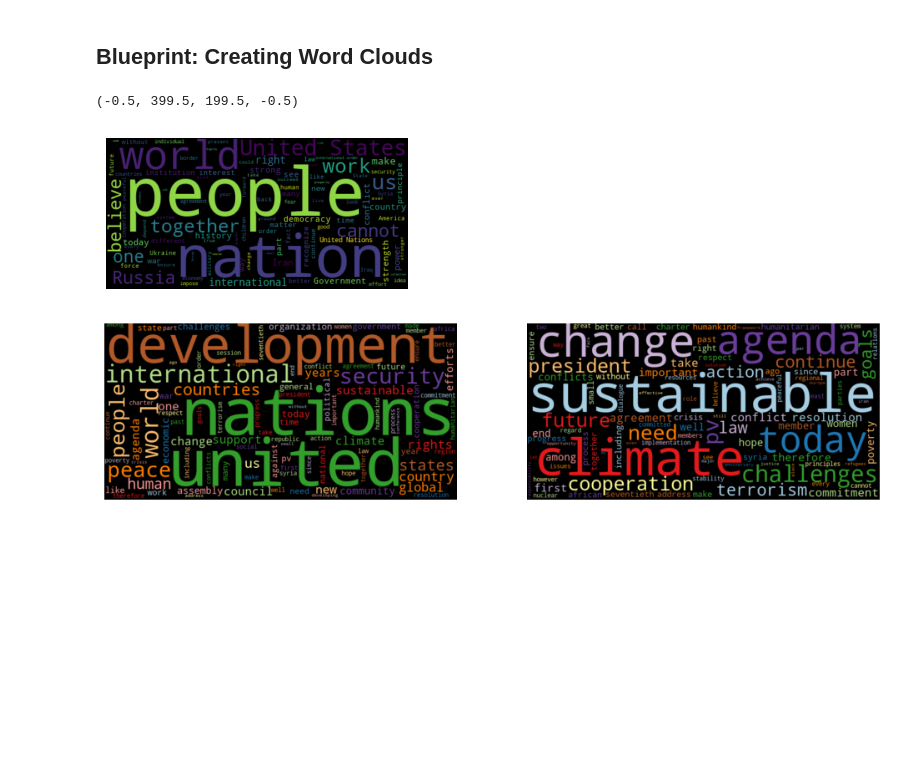
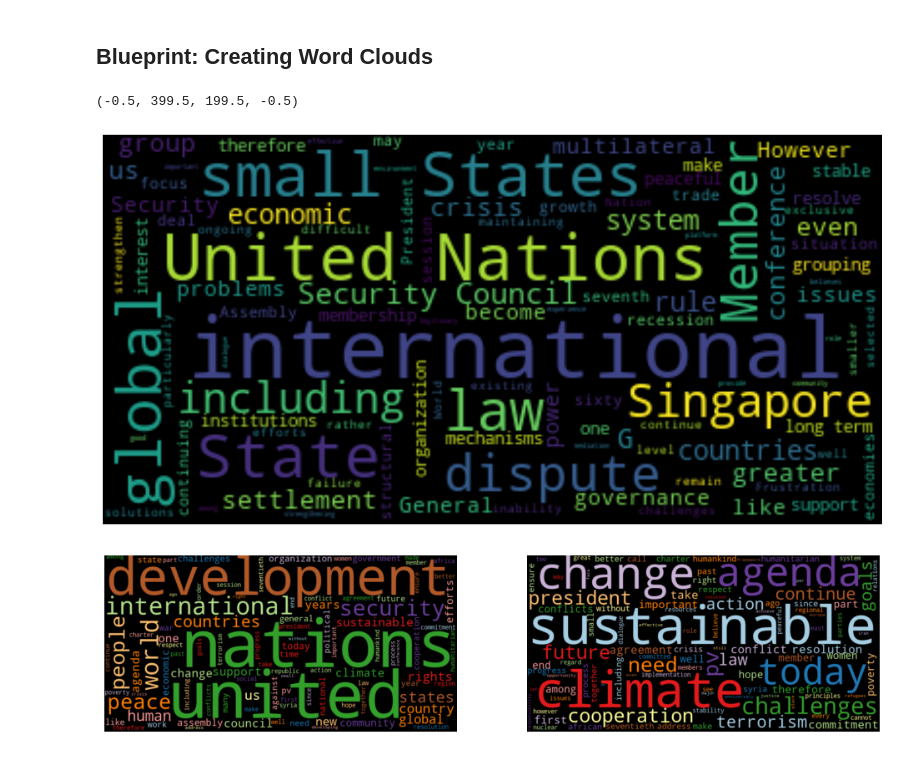
Before and after one commit to furyhawk/blueprints-text, a Jupyter notebook: ch01/First_Insights.ipynb, the cells around one changed output. Saved outputs shown, nothing was run; the diff lists cells and outputs as text; code cells hidden in the pictures; blank space fills up the shorter version.

```diff
--- a/ch01/First_Insights.ipynb
+++ b/ch01/First_Insights.ipynb
@@ -291,17 +334,17 @@ ax.set(xlabel='Frequency', ylabel='Token', title='Top Words')
 # %%
 from wordcloud import WordCloud
 from matplotlib import pyplot as plt
 
-text = df.query("year==2015 and country=='USA'")['text'].values[0]
+text = df.query("year==2014 and country=='SGP'")['text'].values[0]
 
-plt.figure(figsize=(4, 2)) ###
+plt.figure(figsize=(15, 12)) ###
 wc = WordCloud(max_words=100, stopwords=stopwords)
 wc.generate(text)
 plt.imshow(wc, interpolation='bilinear')
 plt.axis("off")
 # %% [output]
 (-0.5, 399.5, 199.5, -0.5)
-[figure, old version]
+[figure, new version]
 # %%
 from wordcloud import WordCloud ###
 from collections import Counter ###
```
Also changed, not shown: parts of 5 cells of this notebook.
